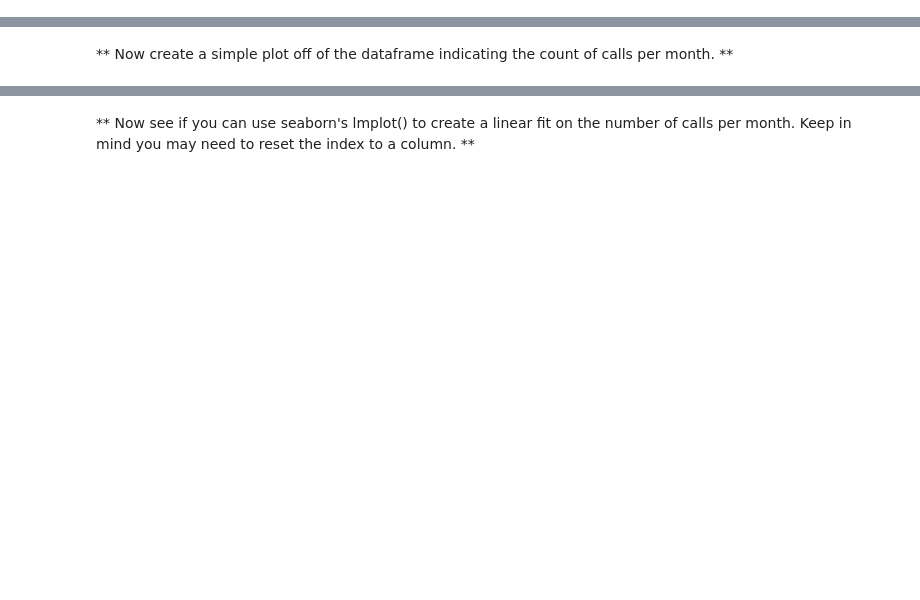
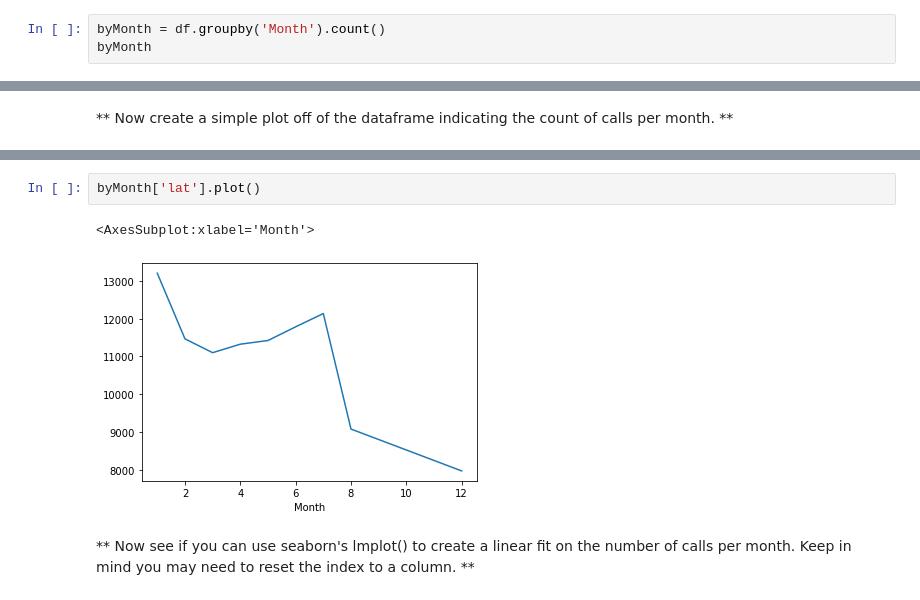
Before and after one commit to LukaszBijak/Python, a Jupyter notebook: Python for Data Science and Machine Learning/01-911 Calls Data Capstone Project.ipynb, the cells around one changed output, grey strips where cells are left out. Saved outputs shown, nothing was run; the diff lists cells and outputs as text; blank space fills up the shorter version.

```diff
--- a/Python for Data Science and Machine Learning/01-911 Calls Data Capstone Project.ipynb
+++ b/Python for Data Science and Machine Learning/01-911 Calls Data Capstone Project.ipynb
@@ -230,0 +225,3 @@ _____
+# %%
+byMonth = df.groupby('Month').count()
+byMonth
@@ -237,2 +242,7 @@ _____
+# %%
+byMonth['lat'].plot()
+# %% [output]
+<AxesSubplot:xlabel='Month'>
+[figure, added]
 # %% [markdown]
 ** Now see if you can use seaborn's lmplot() to create a linear fit on the number of calls per month. Keep in mind you may need to reset the index to a column. **
```
Also changed, not shown: parts of 23 cells of this notebook.
